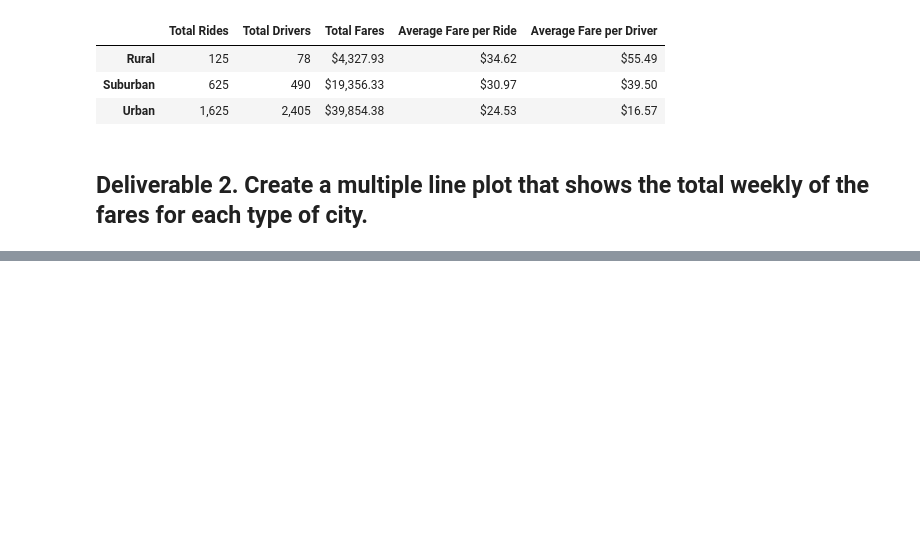
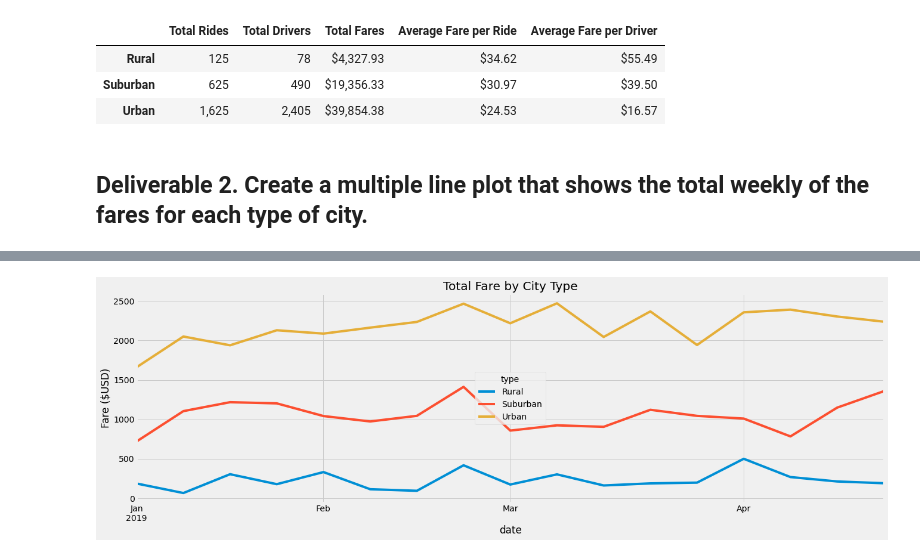
Before and after one commit to krice19/PyBer_Analysis, a Jupyter notebook: PyBer_Challenge.ipynb, the cells around one changed output, grey strips where cells are left out. Drawn from its saved outputs; the diff is of its cells as text; code cells hidden in the pictures; blank space fills up the shorter version.

```diff
--- a/PyBer_Challenge.ipynb
+++ b/PyBer_Challenge.ipynb
@@ -133,3 +151,9 @@ pyber_summary_df.head()
 # %%
 # 4. Create a pivot table with the 'date' as the index, the columns ='type', and values='fare'
 # to get the total fares for each type of city by the date.
+type_date_pivot = type_date_df.pivot(index="date",
+                  columns="type",
+                   values="fare"
+                  )
+
+type_date_pivot
@@ -136,2 +175,5 @@ pyber_summary_df.head()
 # %%
 # 5. Create a new DataFrame from the pivot table DataFrame using loc on the given dates, '2019-01-01':'2019-04-29'.
+
+jan_apr_df = type_date_pivot.loc["2019-01-01": "2019-04-29"]
+jan_apr_df
@@ -138,5 +195,5 @@ pyber_summary_df.head()
 # %%
 # 6. Set the "date" index to datetime datatype. This is necessary to use the resample() method in Step 8.
-# df.index = pd.to_datetime(df.index)
+jan_apr_df.index = pd.to_datetime(jan_apr_df.index)
 # %%
 # 7. Check that the datatype for the index is datetime using df.info()
@@ -143,2 +212,4 @@ pyber_summary_df.head()
 # %%
 # 8. Create a new DataFrame using the "resample()" function by week 'W' and get the sum of the fares for each week.
+jan_apr_resample = jan_apr_df.resample("W").sum()
+jan_apr_resample
@@ -145,7 +236,12 @@ pyber_summary_df.head()
 # %%
 # 8. Using the object-oriented interface method, plot the resample DataFrame using the df.plot() function.
+fare_by_type = jan_apr_resample.plot(figsize=(20,6))
+fare_by_type.set_ylabel("Fare ($USD)")
+fare_by_type.set_title("Total Fare by City Type")
 
 # Import the style from Matplotlib.
 from matplotlib import style
 # Use the graph style fivethirtyeight.
 style.use('fivethirtyeight')
+# %% [output]
+[figure, added]
```
Also changed, not shown: parts of 7 cells of this notebook.
